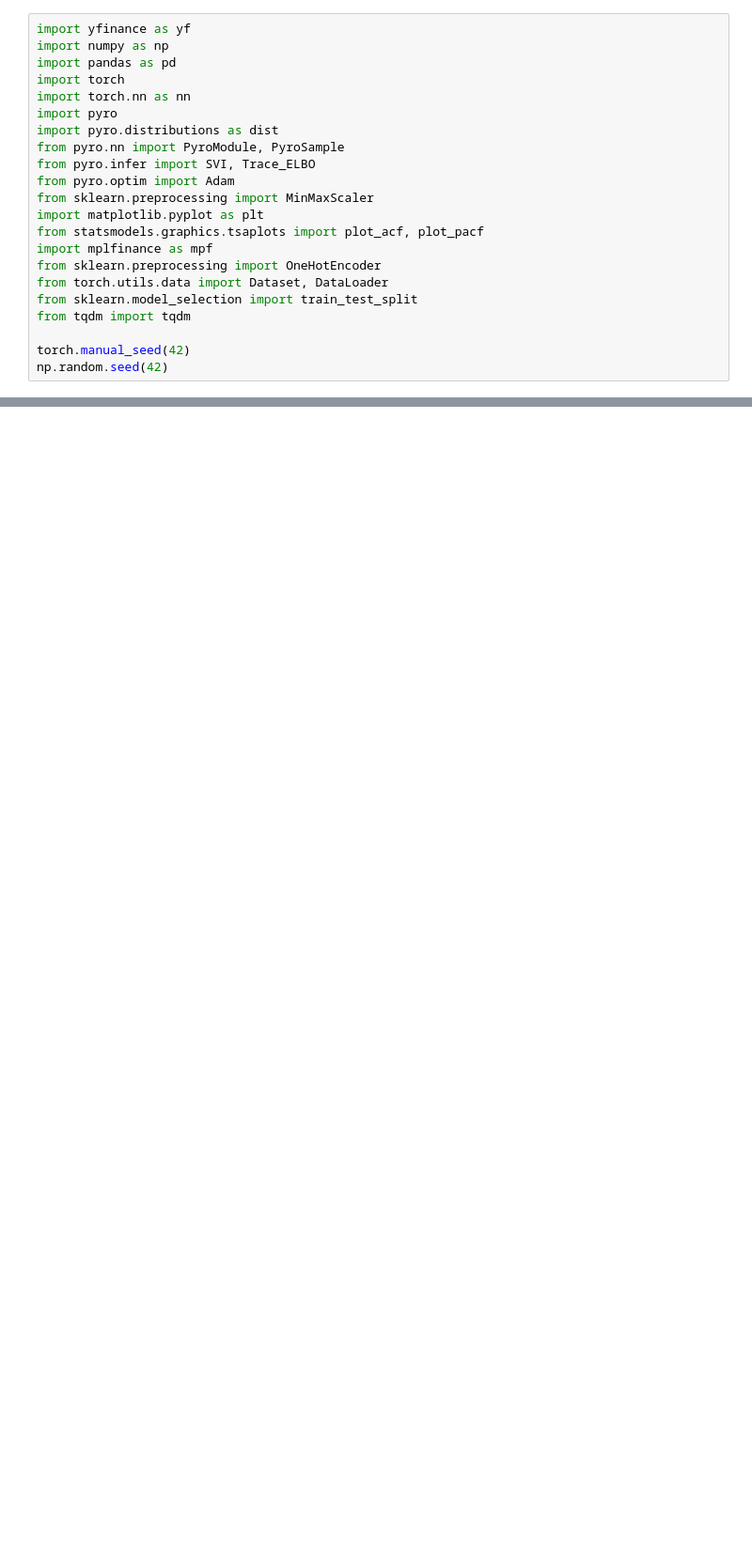
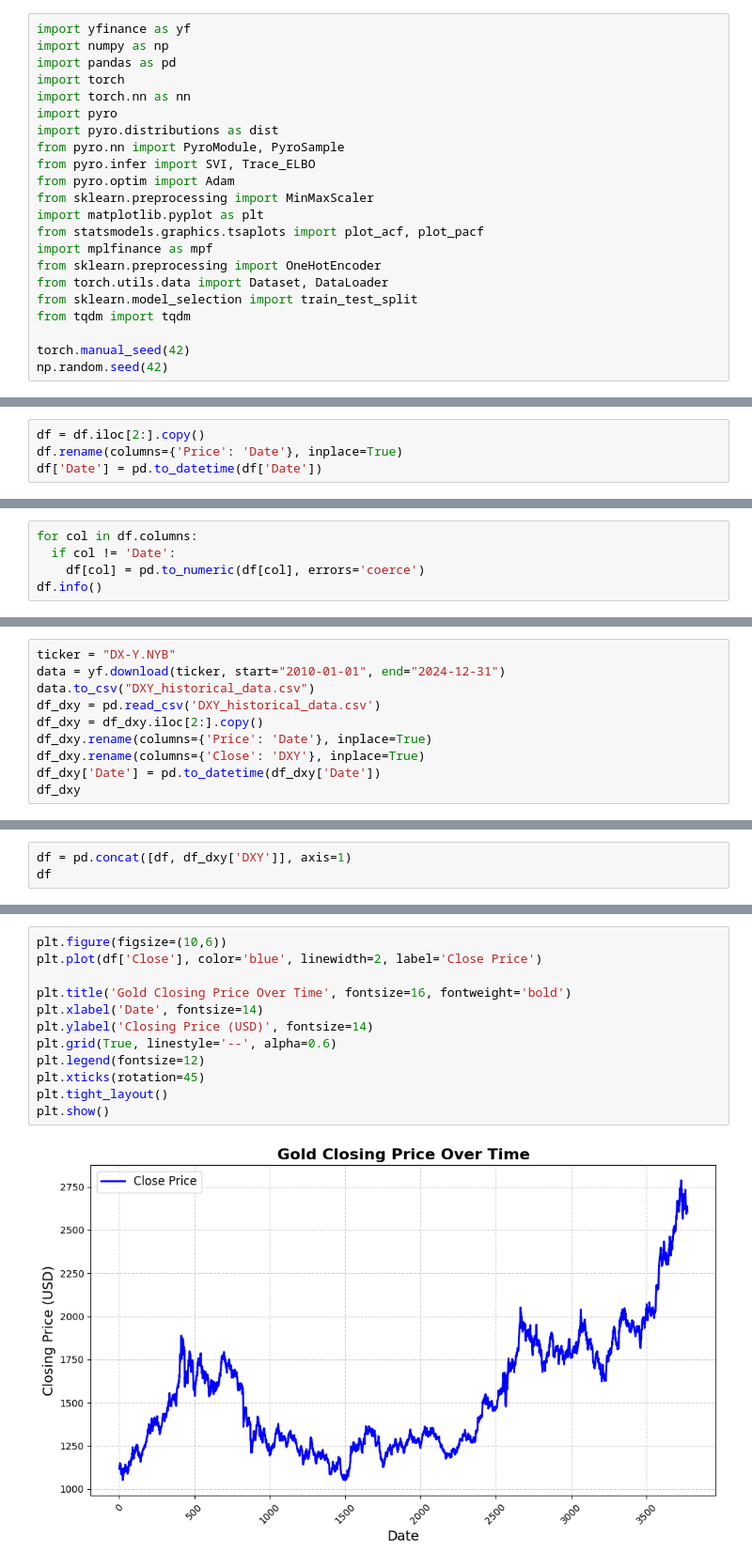
Before and after one commit to HammadAhmadMian/Final-Project, a Jupyter notebook: Prediction_of_Gold_Prices.ipynb, the cells around one changed output, grey strips where cells are left out. Shown: that part at 94% size. Saved outputs shown, nothing was run; the diff lists cells and outputs as text; blank space fills up the shorter version.

Commit message:
Data Collection and Analysis

```diff
--- a/Prediction_of_Gold_Prices.ipynb
+++ b/Prediction_of_Gold_Prices.ipynb
@@ -46,0 +72,4 @@ np.random.seed(42)
+# %%
+df = df.iloc[2:].copy()
+df.rename(columns={'Price': 'Date'}, inplace=True)
+df['Date'] = pd.to_datetime(df['Date'])
@@ -46,0 +92,5 @@ np.random.seed(42)
+# %%
+for col in df.columns:
+  if col != 'Date':
+    df[col] = pd.to_numeric(df[col], errors='coerce')
+df.info()
@@ -46,0 +111,10 @@ np.random.seed(42)
+# %%
+ticker = "DX-Y.NYB"
+data = yf.download(ticker, start="2010-01-01", end="2024-12-31")
+data.to_csv("DXY_historical_data.csv")
+df_dxy = pd.read_csv('DXY_historical_data.csv')
+df_dxy = df_dxy.iloc[2:].copy()
+df_dxy.rename(columns={'Price': 'Date'}, inplace=True)
+df_dxy.rename(columns={'Close': 'DXY'}, inplace=True)
+df_dxy['Date'] = pd.to_datetime(df_dxy['Date'])
+df_dxy
@@ -46,0 +136,3 @@ np.random.seed(42)
+# %%
+df = pd.concat([df, df_dxy['DXY']], axis=1)
+df
@@ -46,0 +165,14 @@ np.random.seed(42)
+# %%
+plt.figure(figsize=(10,6))
+plt.plot(df['Close'], color='blue', linewidth=2, label='Close Price')
+
+plt.title('Gold Closing Price Over Time', fontsize=16, fontweight='bold')
+plt.xlabel('Date', fontsize=14)
+plt.ylabel('Closing Price (USD)', fontsize=14)
+plt.grid(True, linestyle='--', alpha=0.6)
+plt.legend(fontsize=12)
+plt.xticks(rotation=45)
+plt.tight_layout()
+plt.show()
+# %% [output]
+[figure, added]
```
Also changed, not shown: parts of 8 cells of this notebook.
